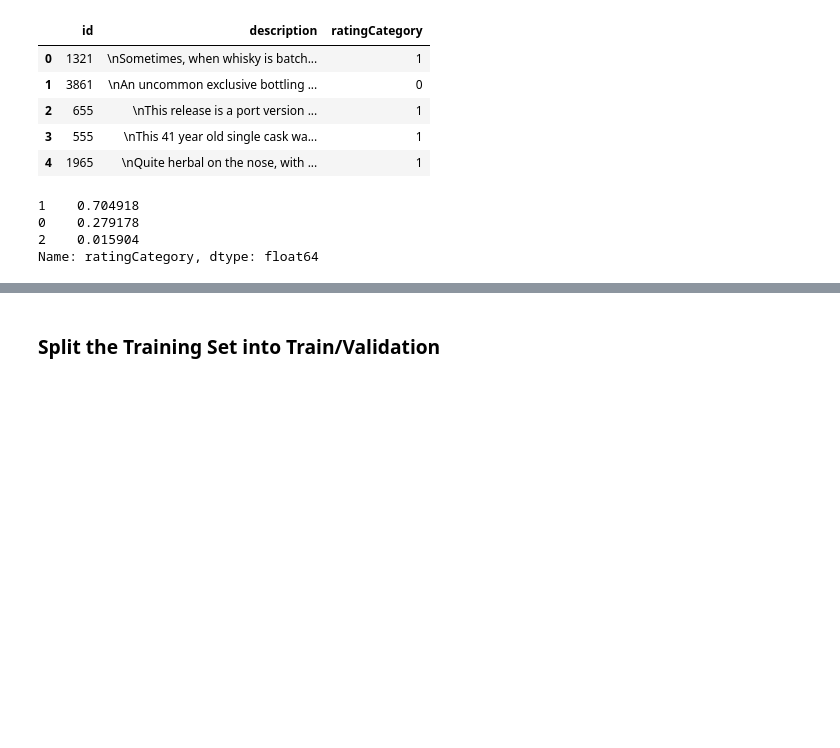
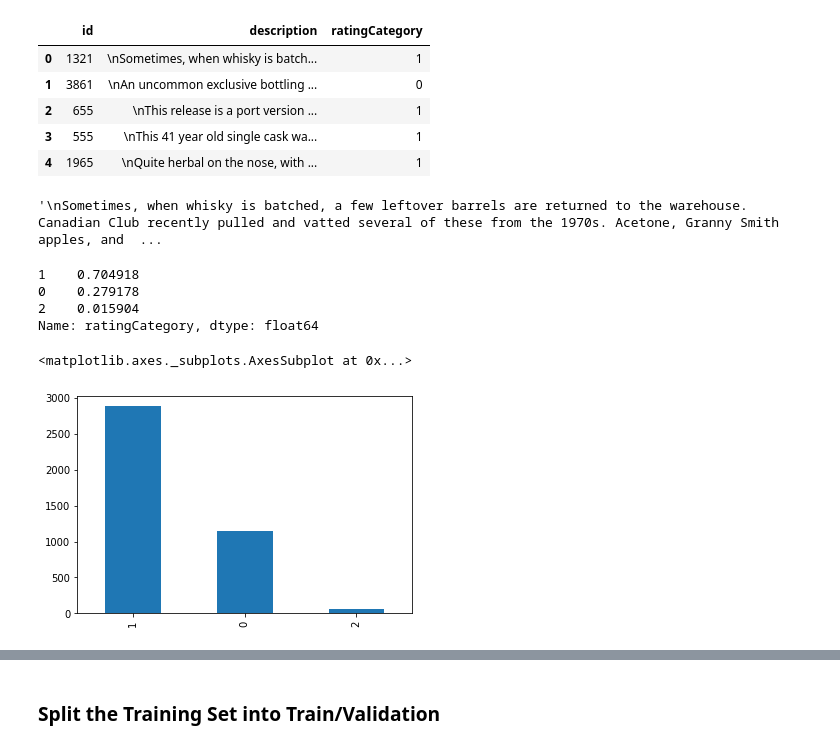
Before and after one commit to anitashar/DS-Unit-4-Sprint-1-NLP, a Jupyter notebook: module3-document-classification/Bruno-LS_DSPT4_413_Document_Classification_Assignment.ipynb, the cells around one changed output, grey strips where cells are left out. Drawn from its saved outputs; the diff is of its cells as text; code cells hidden in the pictures; blank space fills up the shorter version.

```diff
--- a/module3-document-classification/Bruno-LS_DSPT4_413_Document_Classification_Assignment.ipynb
+++ b/module3-document-classification/Bruno-LS_DSPT4_413_Document_Classification_Assignment.ipynb
@@ -50,6 +50,10 @@ train.head()
 | 2 | 655 | \nThis release is a port version ... | 1 |
 | 3 | 555 | \nThis 41 year old single cask wa... | 1 |
 | 4 | 1965 | \nQuite herbal on the nose, with ... | 1 |
+# %%
+train.loc[0, 'description']
+# %% [output]
+'\nSometimes, when whisky is batched, a few leftover barrels are returned to the warehouse. Canadian Club recently pulled and vatted several of these from the 1970s. Acetone, Granny Smith apples, and  ...
 # %%
 # Distribution of ratingCategory: 0 (Excellent), 1 (Good), 2 (Poor)
 train.ratingCategory.value_counts(normalize=True)
@@ -58,6 +62,12 @@ train.ratingCategory.value_counts(normalize=True)
 0    0.279178
 2    0.015904
 Name: ratingCategory, dtype: float64
+# %%
+#plotting categories of rating
+train['ratingCategory'].value_counts().plot(kind='bar')
+# %% [output]
+<matplotlib.axes._subplots.AxesSubplot at 0x...>
+[figure, added]
 # %%
 # Read a few reviews from the "Excellent" category
 pd.set_option('display.max_colwidth', 0)
```
Also changed, not shown: parts of 35 cells of this notebook.
